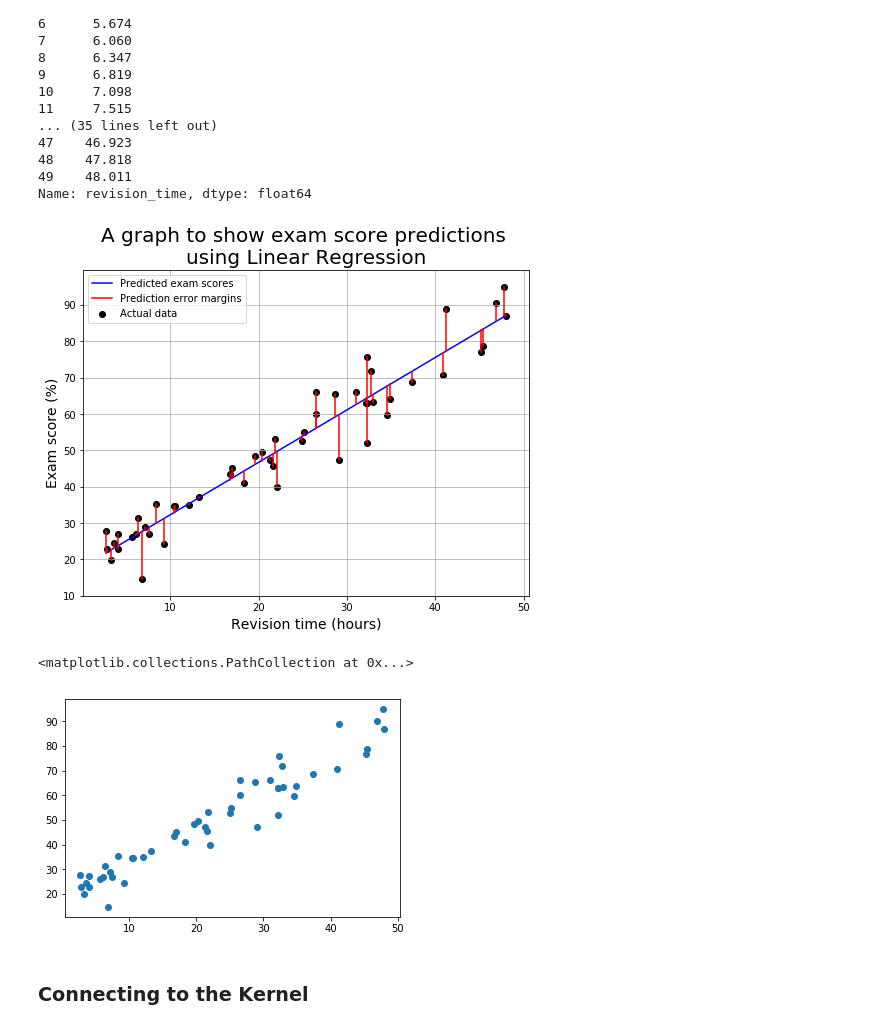
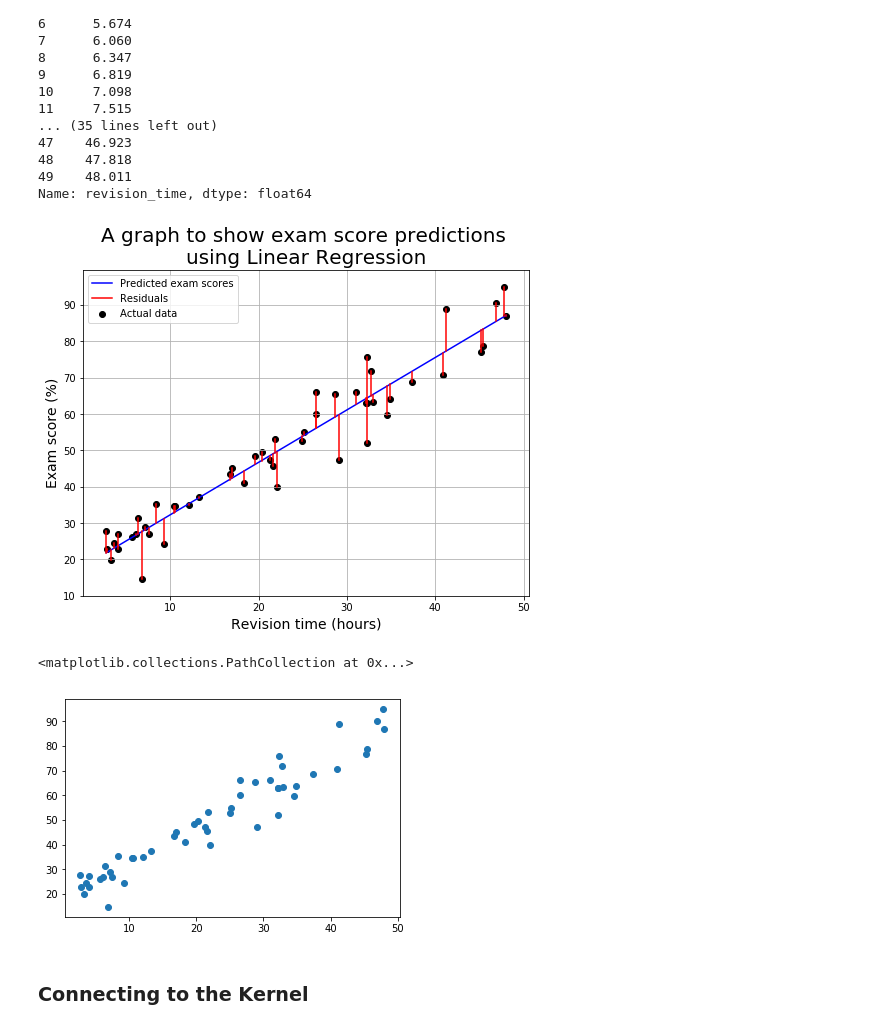
Before and after one commit to hwixley/IAML-cwk1, a Jupyter notebook: INFR10069-2020-CW1/00 - Introduction.ipynb, the cells around one changed output. Cells and saved outputs as stored; diff of their text form; code cells hidden in the pictures.

```diff
--- a/INFR10069-2020-CW1/00 - Introduction.ipynb
+++ b/INFR10069-2020-CW1/00 - Introduction.ipynb
@@ -144,35 +144,35 @@ y_pred = model.predict(X)
 #mean_squared_error(Y,y_pred)
 #mean_absolute_error(Y,y_pred)
 plt.figure(figsize=(8,6))
 plt.grid(True)
 plt.plot(X,y_pred, color = 'blue', label='Predicted exam scores')
 plt.scatter(X,Y, color='black', label='Actual data')
 
 for j in range(50):
 
     x1 = np.ones(2,)*X[j]
     y = np.ones(2,)
     y[0] = Y[j]
     y[1] = y_pred[j]
     if j == 49:
-        plt.plot(x1,y,color='red', label = 'Prediction error margins')
+        plt.plot(x1,y,color='red', label = 'Residuals')
     else:
         plt.plot(x1,y,color='red')
 
 plt.xlabel('Revision time (hours)', size =14)
 plt.ylabel('Exam score (%)', size =  14)
 plt.title('A graph to show exam score predictions \nusing Linear Regression', size = 20)
 plt.legend(loc="upper left")
 plt.show()
 
 mod = np.ones((50))
 for p in range(50):
     mod[p] = (X[p]*w[p,1])# + w[p,0]
 mod
 plt.scatter(X,mod)
 #print(y_pred)
 # %% [output]
-[figure, old version]
+[figure, new version]
 <matplotlib.collections.PathCollection at 0x...>
 [figure]
 # %% [markdown]
```
Also changed, not shown: parts of 2 cells of this notebook, 1 other file.
